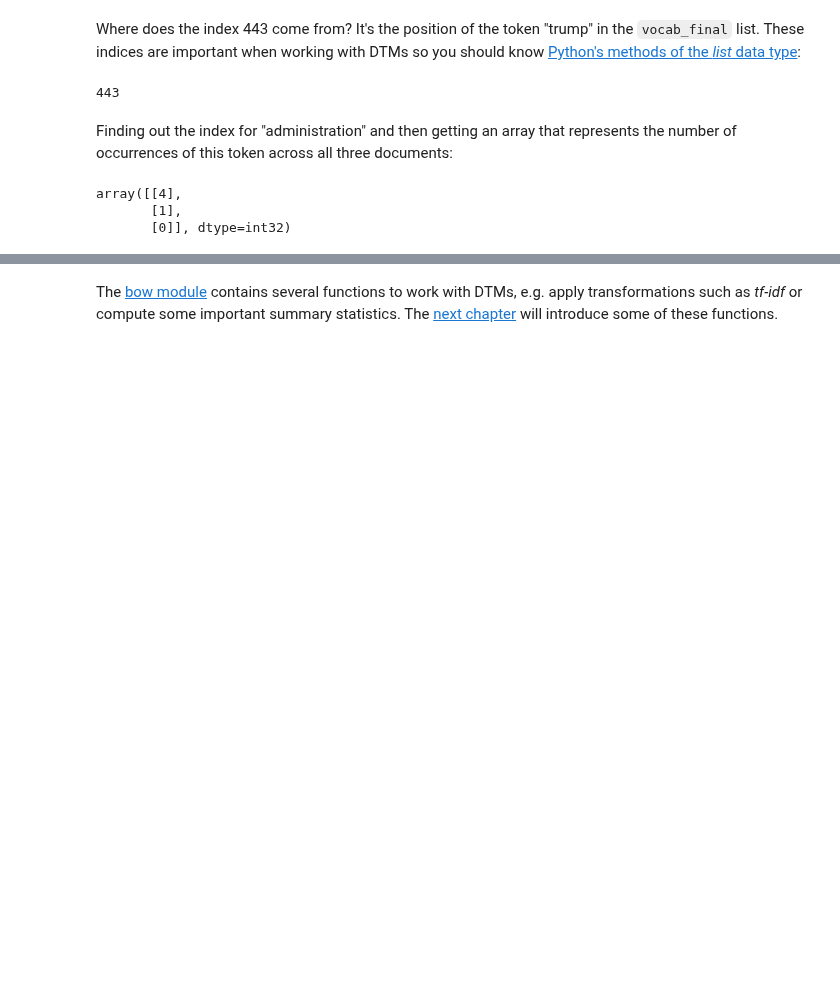
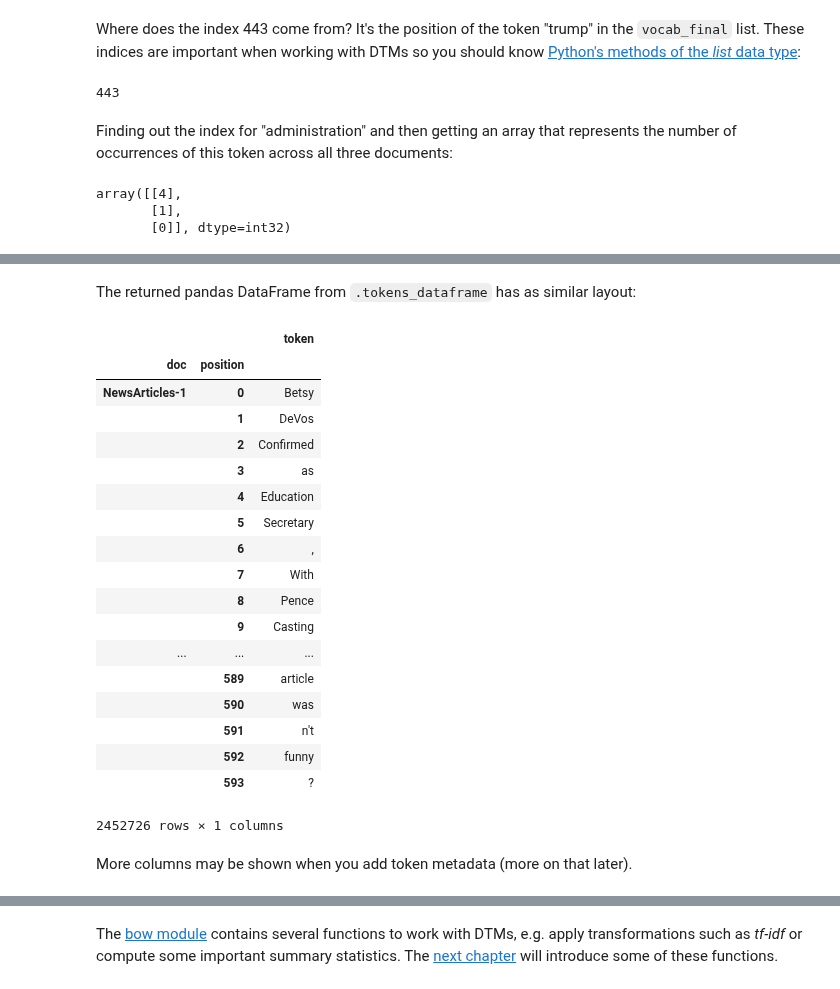
Before and after one commit to WZBSocialScienceCenter/tmtoolkit, a Jupyter notebook: doc/source/preprocessing.ipynb, the cells around one changed output, grey strips where cells are left out. Cells and saved outputs as stored; diff of their text form; code cells hidden in the pictures; blank space fills up the shorter version.

```diff
--- a/doc/source/preprocessing.ipynb
+++ b/doc/source/preprocessing.ipynb
@@ -920,0 +1046,26 @@ TODO
+# %% [markdown]
+The returned pandas DataFrame from `.tokens_dataframe` has as similar layout:
+# %%
+preproc.tokens_dataframe
+# %% [output]
+|  |  | token |
+| doc | position |  |
+| NewsArticles-1 | 0 | Betsy |
+|  | 1 | DeVos |
+|  | 2 | Confirmed |
+|  | 3 | as |
+|  | 4 | Education |
+|  | 5 | Secretary |
+|  | 6 | , |
+|  | 7 | With |
+|  | 8 | Pence |
+|  | 9 | Casting |
+| ... | ... | ... |
+|  | 589 | article |
+|  | 590 | was |
+|  | 591 | n't |
+|  | 592 | funny |
+|  | 593 | ? |
+2452726 rows × 1 columns
+# %% [markdown]
+More columns may be shown when you add token metadata (more on that later).
```
Also changed, not shown: parts of 27 cells of this notebook.
